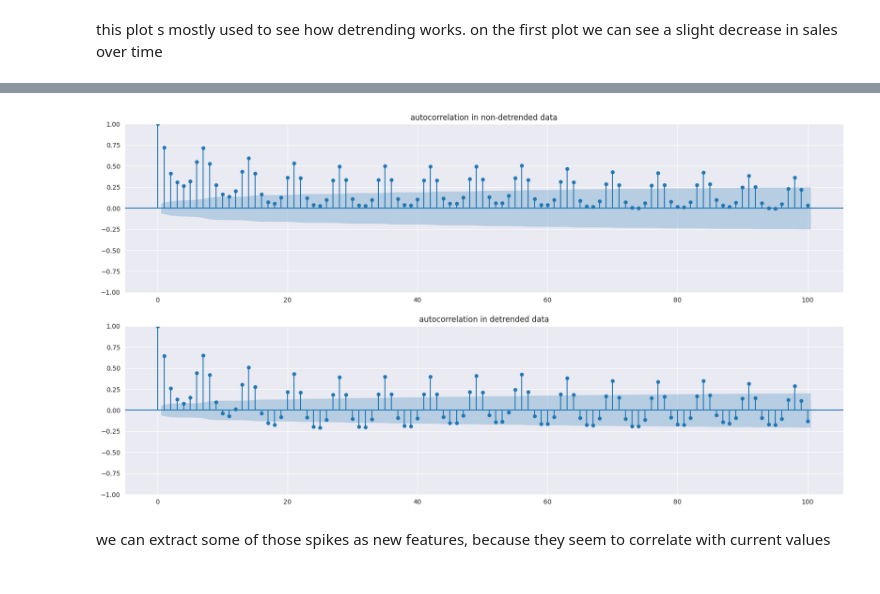
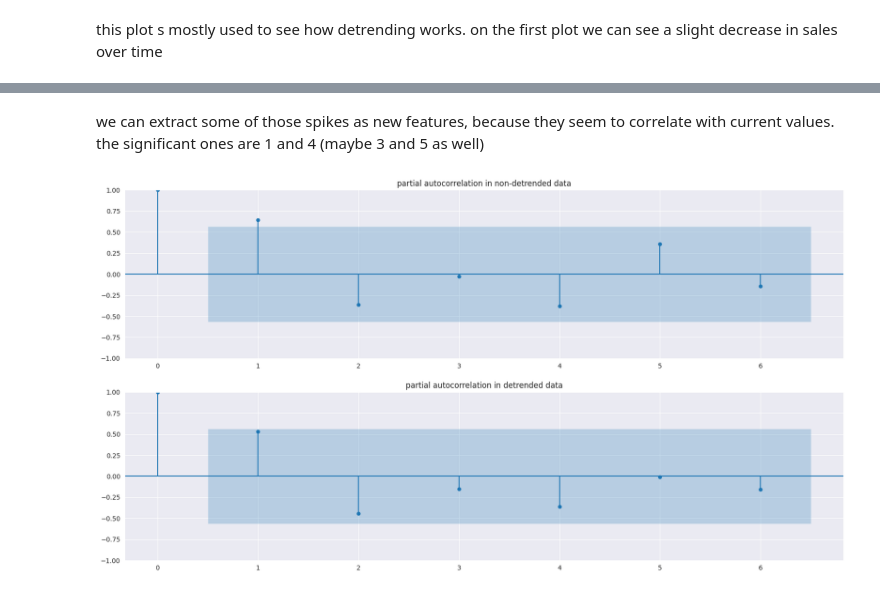
Before and after one commit to lopharb/ds_practice, a Jupyter notebook: notebooks/eda.ipynb, the cells around one changed output, grey strips where cells are left out. Drawn from its saved outputs; the diff is of its cells as text; code cells hidden in the pictures.

```diff
--- a/notebooks/eda.ipynb
+++ b/notebooks/eda.ipynb
@@ -167,2 +169,16 @@ plt.show()
 # %% [markdown]
 this plot s mostly used to see how detrending works. on the first plot we can see a slight decrease in sales over time
+# %%
+_, ax = plt.subplots(2, 1, figsize=(20, 10))
+lags = 11
+period = 'month'
+data_to_plot = data[['month', 'item_cnt_day']].groupby(period).mean()
+data_to_plot['detrended'] = detrend(data_to_plot[target])
+
+plot_acf(data_to_plot['item_cnt_day'], ax=ax[0], title='autocorrelation in non-detrended data', lags=lags)
+plot_acf(data_to_plot['detrended'], ax=ax[1],
+         title='autocorrelation in detrended data', lags=lags)
+plt.subplots_adjust(bottom=0.1,
+                    top=0.9,
+                    hspace=0.2)
+plt.show()
@@ -169,14 +187,14 @@ this plot s mostly used to see how detrending works. on the first plot we can se
+# %% [markdown]
+we can extract some of those spikes as new features, because they seem to correlate with current values. the significant ones are 1 and 4 (maybe 3 and 5 as well)
 # %%
 _, ax = plt.subplots(2, 1, figsize=(20, 10))
-lags = 100
-plot_acf(data_to_plot['item_cnt_day'], ax=ax[0], title='autocorrelation in non-detrended data', lags=lags)
-plot_acf(data_to_plot['detrended'], ax=ax[1],
-         title='autocorrelation in detrended data', lags=lags)
+plot_pacf(data_to_plot['item_cnt_day'], ax=ax[0],
+         title='partial autocorrelation in non-detrended data')
+plot_pacf(data_to_plot['detrended'], ax=ax[1],
+         title='partial autocorrelation in detrended data')
 plt.subplots_adjust(bottom=0.1,
                     top=0.9,
                     hspace=0.2)
 plt.show()
 # %% [output]
-[figure, old version]
+[figure, new version]
-# %% [markdown]
-we can extract some of those spikes as new features, because they seem to correlate with current values
```
Also changed, not shown: parts of 6 cells of this notebook.
